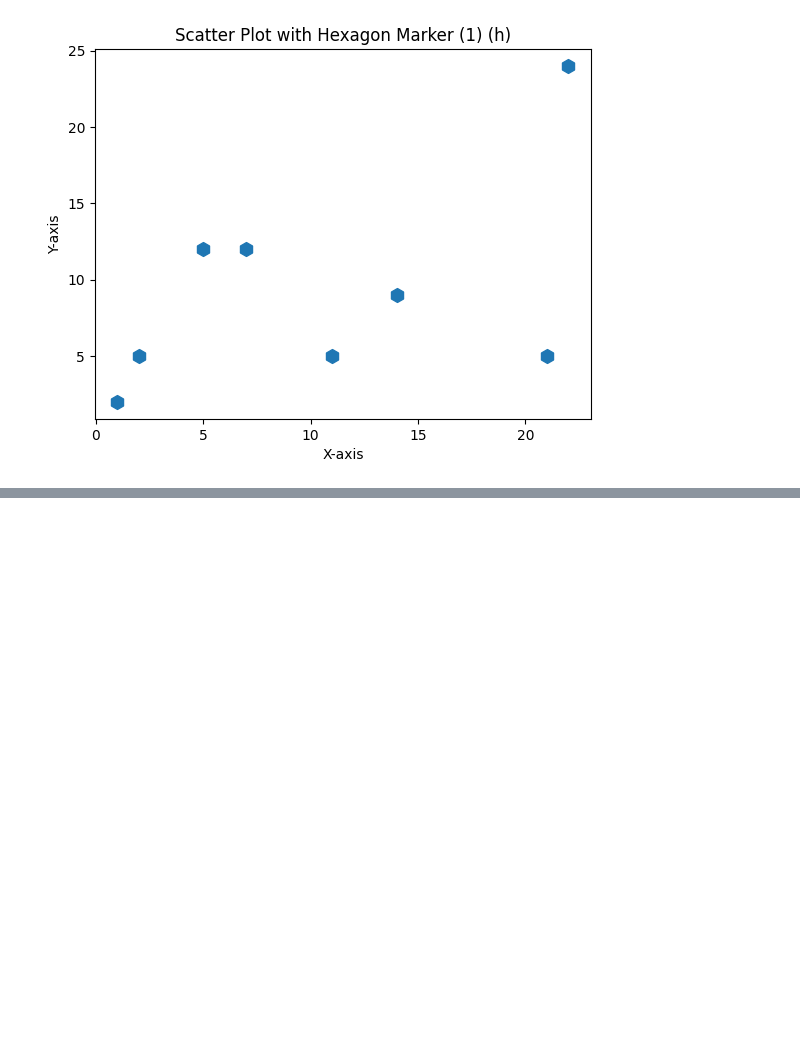
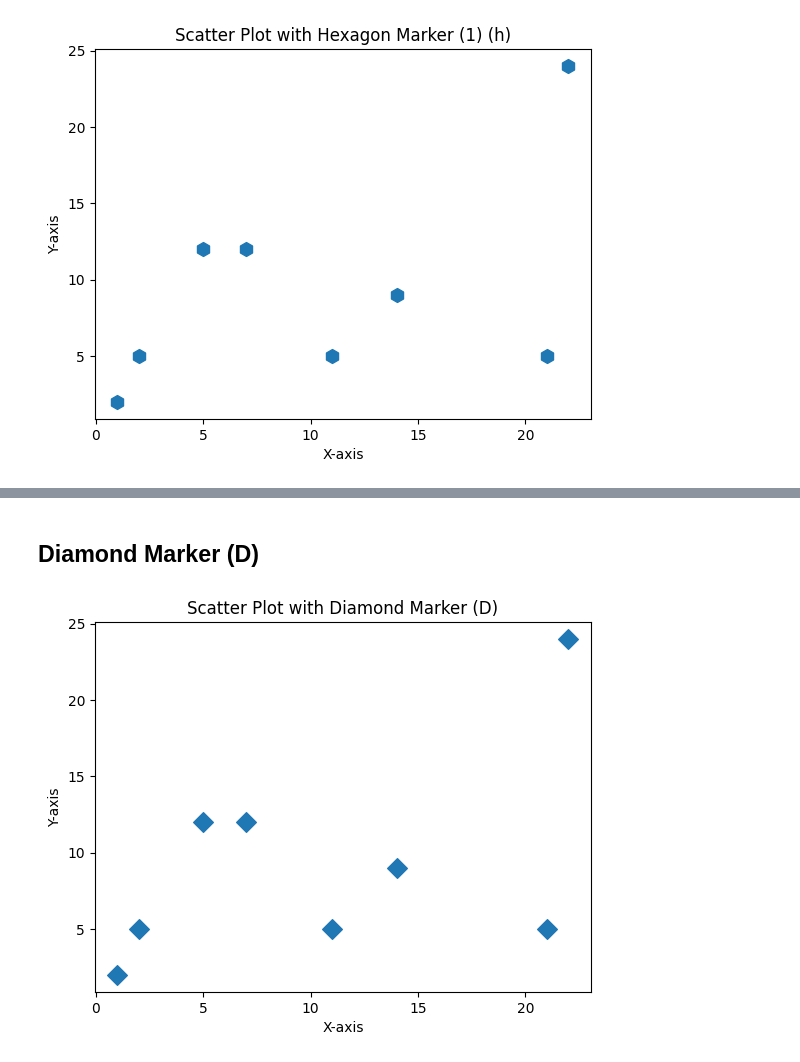
Before and after one commit to ebrahimhossaincse/Matplotlib-Fundamentals, a Jupyter notebook: basics/Markers.ipynb, the cells around one changed output, grey strips where cells are left out. Saved outputs shown, nothing was run; the diff lists cells and outputs as text; code cells hidden in the pictures; blank space fills up the shorter version.

```diff
--- a/basics/Markers.ipynb
+++ b/basics/Markers.ipynb
@@ -157,0 +188,10 @@ plt.show()
+# %% [markdown]
+## Diamond Marker (D)
+# %%
+plt.scatter(x, y, marker='D', s=100)
+plt.xlabel('X-axis')
+plt.ylabel('Y-axis')
+plt.title('Scatter Plot with Diamond Marker (D)')
+plt.show()
+# %% [output]
+[figure, added]
```
Also changed, not shown: parts of 10 cells of this notebook.
